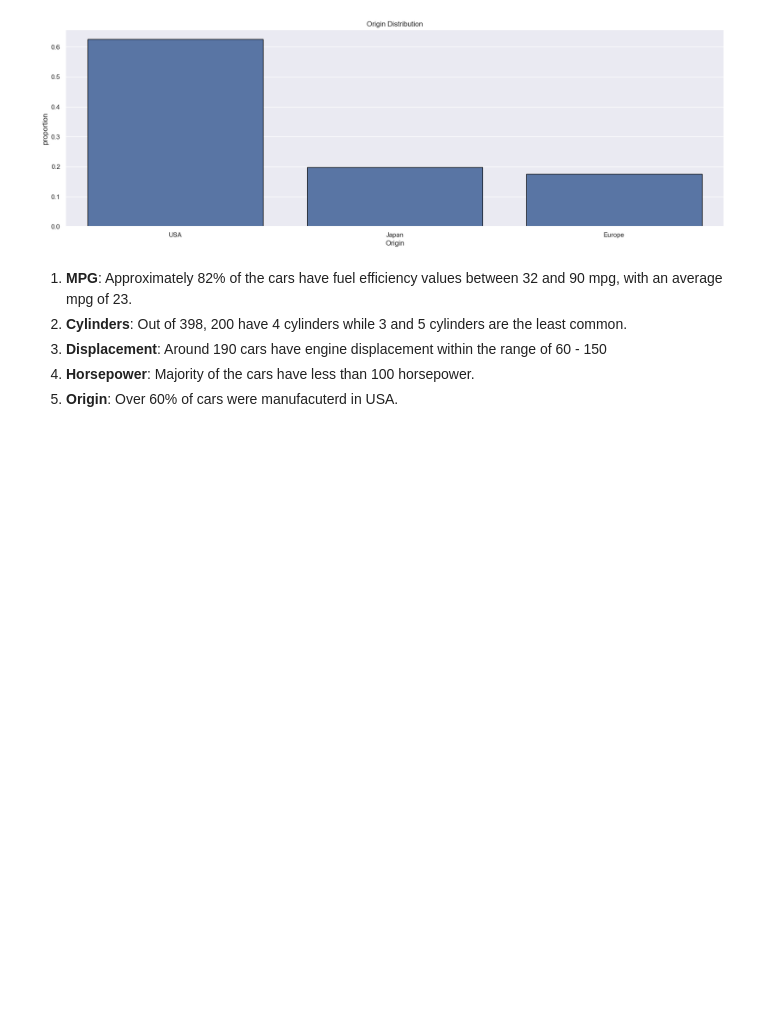
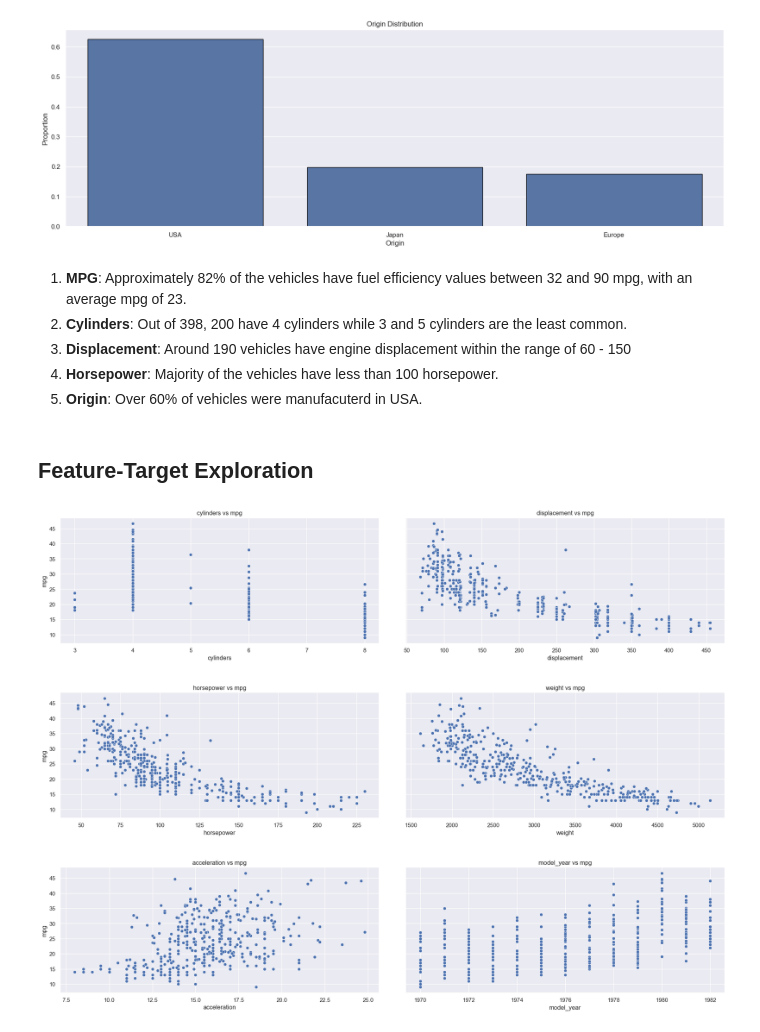
Before and after one commit to GeorgeScriptt/Vehicle-Fuel-Efficiency-Prediction, a Jupyter notebook: Vehicle-Fuel-Efficiency-Analysis-and-Modelling.ipynb, the cells around one changed output. Saved outputs shown, nothing was run; the diff lists cells and outputs as text; code cells hidden in the pictures; blank space fills up the shorter version.

Commit message:
Further Explored feature-Target relationship and built a baseline model

```diff
--- a/Vehicle-Fuel-Efficiency-Analysis-and-Modelling.ipynb
+++ b/Vehicle-Fuel-Efficiency-Analysis-and-Modelling.ipynb
@@ -142,5 +142,5 @@ origin_map = {
 
 auto_df = auto_df.assign(
     origin = auto_df.origin.map(origin_map),
-    horsepower = pd.to_numeric(auto_df.horsepower.replace("?", np.nan))
+    horsepower = pd.to_numeric(auto_df.horsepower, errors="coerce")
 )
@@ -152,3 +147,3 @@ auto_df.horsepower.plot.box()
 # %%
-# Rpelacing missing values in horsepower with the median
-auto_df["horsepower"] = auto_df["horsepower"].fillna(np.median(auto_df.horsepower))
+# Replacing missing values in horsepower with the median
+auto_df["horsepower"] = auto_df["horsepower"].fillna(np.mean(auto_df.horsepower))
@@ -226,8 +218,35 @@ plt.xlabel("Origin");
 # %% [output]
 [figure]
 # %% [markdown]
-1. **MPG**: Approximately 82% of the cars have fuel efficiency values between 32 and 90 mpg, with an average mpg of 23.
+1. **MPG**: Approximately 82% of the vehicles have fuel efficiency values between 32 and 90 mpg, with an average mpg of 23.
 2. **Cylinders**: Out of 398, 200 have 4 cylinders while 3 and 5 cylinders are the least common.
-3. **Displacement**: Around 190 cars have engine displacement within the range of 60 - 150
-4. **Horsepower**: Majority of the cars have less than 100 horsepower.
-5. **Origin**: Over 60% of cars were manufacuterd in USA.
+3. **Displacement**: Around 190 vehicles have engine displacement within the range of 60 - 150
+4. **Horsepower**: Majority of the vehicles have less than 100 horsepower.
+5. **Origin**: Over 60% of vehicles were manufacuterd in USA.
+# %% [markdown]
+## Feature-Target Exploration
+# %%
+# Numeric variables
+def numeric_relationship(dataframe, numeric_features, target):
+    n_rows = len(numeric_features) // 2
+    n_cols = 2
+
+    fig, axs = plt.subplots(n_rows, n_cols, figsize=(20, 5 * n_rows), sharey=True)
+    axs = axs.flatten()
+
+    for ax, col in zip(axs, numeric_features):
+        sns.scatterplot(data=dataframe, x=col, y=target, ax=ax)
+
+        ax.set_title(f"{col} vs {target}")
+        ax.set_ylabel(f"{target}")
+        ax.set_xlabel(f"{col}")
+
+    plt.tight_layout(pad=4)
+    plt.show()
+# %%
+features = auto_df.select_dtypes(include="number").drop("mpg", axis=1).columns
+target = "mpg"
+
+numeric_relationship(dataframe=auto_df, numeric_features=features, target=target)
+# %% [output]
+[figure, added]
```
Also changed, not shown: parts of 17 cells of this notebook.
